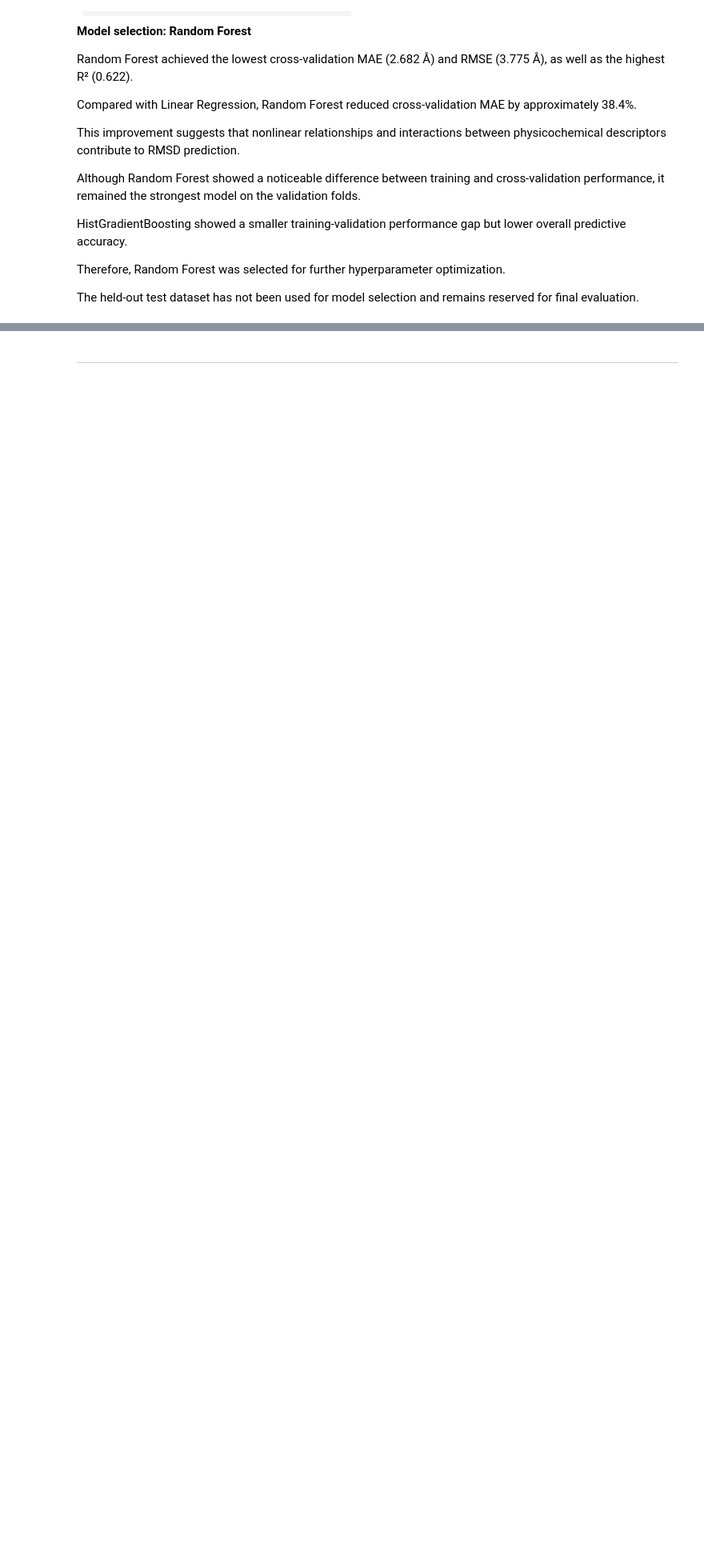
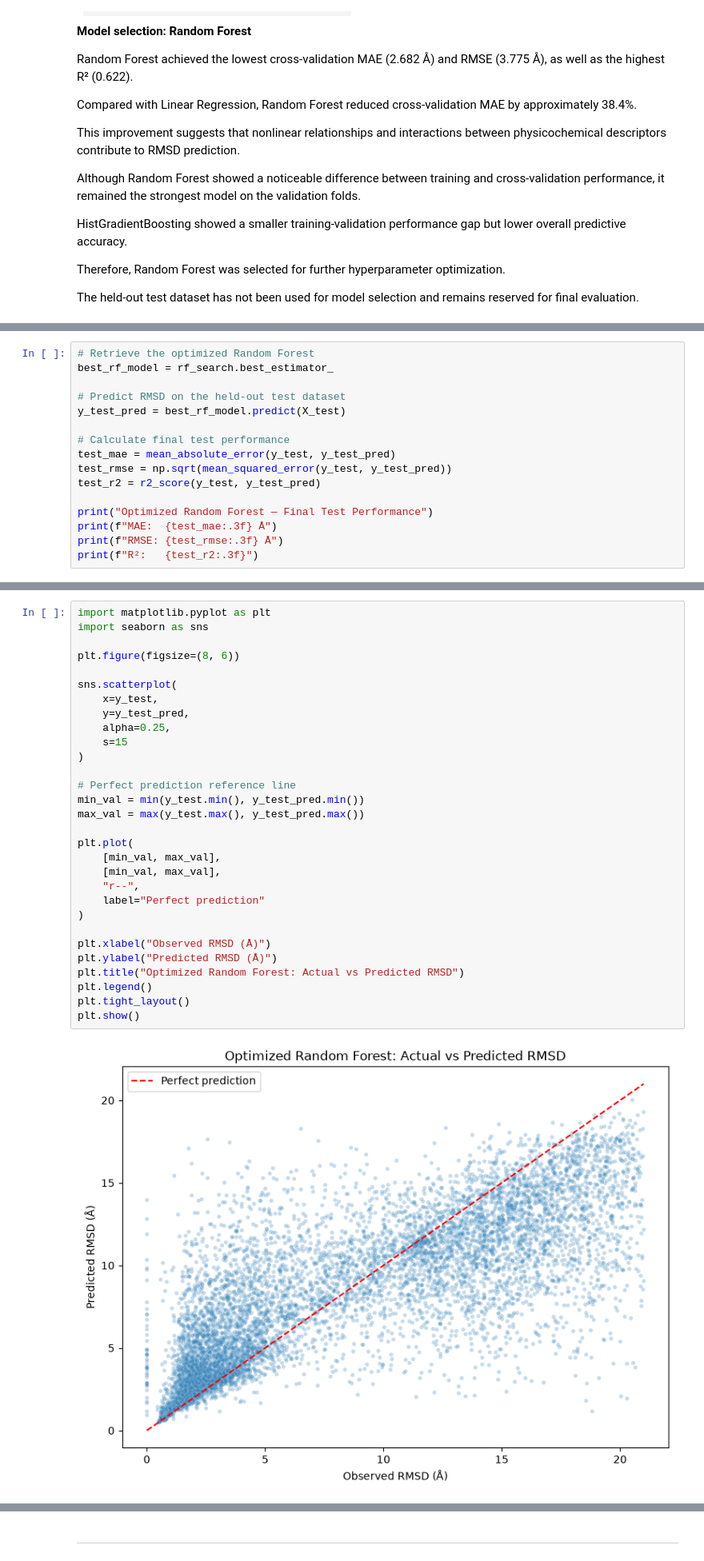
Before and after one commit to trasneaiulian/ProteinStruct-ML, a Jupyter notebook: jupyter_notebooks/03_Modeling.ipynb, the cells around one changed output, grey strips where cells are left out. Shown at 80% size. Drawn from its saved outputs; the diff is of its cells as text; blank space fills up the shorter version.

Commit message:
Optimize Random Forest and evaluate test predictions

```diff
--- a/jupyter_notebooks/03_Modeling.ipynb
+++ b/jupyter_notebooks/03_Modeling.ipynb
@@ -709,0 +849,16 @@ selection and remains reserved for final evaluation.
+# %%
+# Retrieve the optimized Random Forest
+best_rf_model = rf_search.best_estimator_
+
+# Predict RMSD on the held-out test dataset
+y_test_pred = best_rf_model.predict(X_test)
+
+# Calculate final test performance
+test_mae = mean_absolute_error(y_test, y_test_pred)
+test_rmse = np.sqrt(mean_squared_error(y_test, y_test_pred))
+test_r2 = r2_score(y_test, y_test_pred)
+
+print("Optimized Random Forest — Final Test Performance")
+print(f"MAE:  {test_mae:.3f} Å")
+print(f"RMSE: {test_rmse:.3f} Å")
+print(f"R²:   {test_r2:.3f}")
@@ -709,0 +930,32 @@ selection and remains reserved for final evaluation.
+# %%
+import matplotlib.pyplot as plt
+import seaborn as sns
+
+plt.figure(figsize=(8, 6))
+
+sns.scatterplot(
+    x=y_test,
+    y=y_test_pred,
+    alpha=0.25,
+    s=15
+)
+
+# Perfect prediction reference line
+min_val = min(y_test.min(), y_test_pred.min())
+max_val = max(y_test.max(), y_test_pred.max())
+
+plt.plot(
+    [min_val, max_val],
+    [min_val, max_val],
+    "r--",
+    label="Perfect prediction"
+)
+
+plt.xlabel("Observed RMSD (Å)")
+plt.ylabel("Predicted RMSD (Å)")
+plt.title("Optimized Random Forest: Actual vs Predicted RMSD")
+plt.legend()
+plt.tight_layout()
+plt.show()
+# %% [output]
+[figure, added]
```
Also changed, not shown: parts of 11 cells of this notebook.
